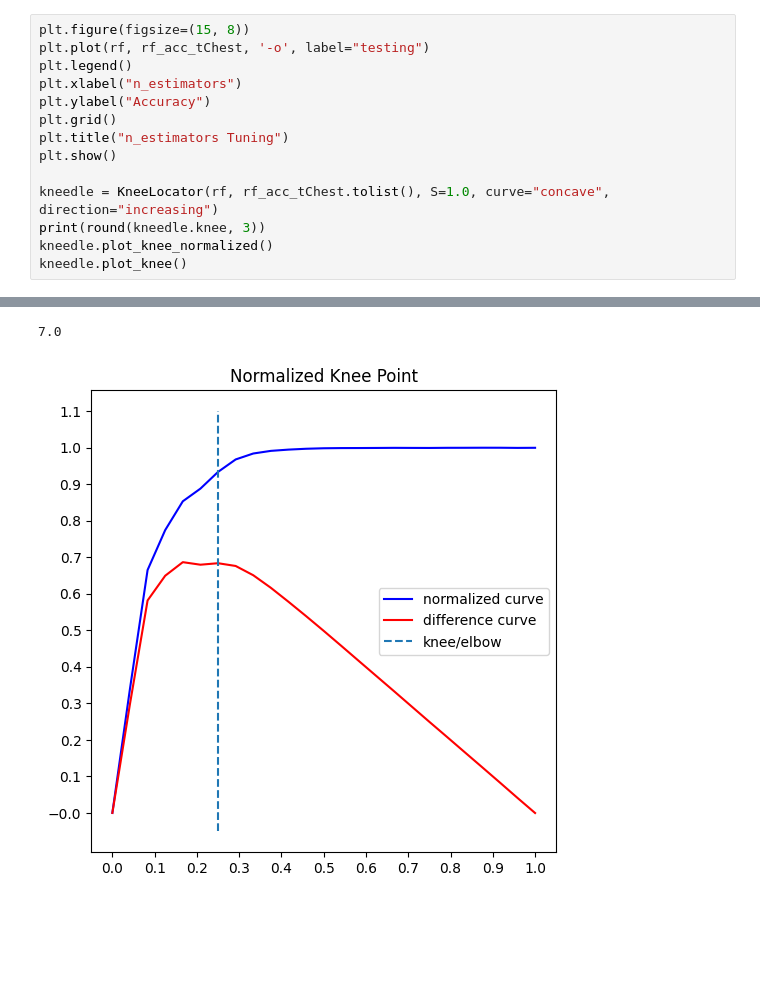
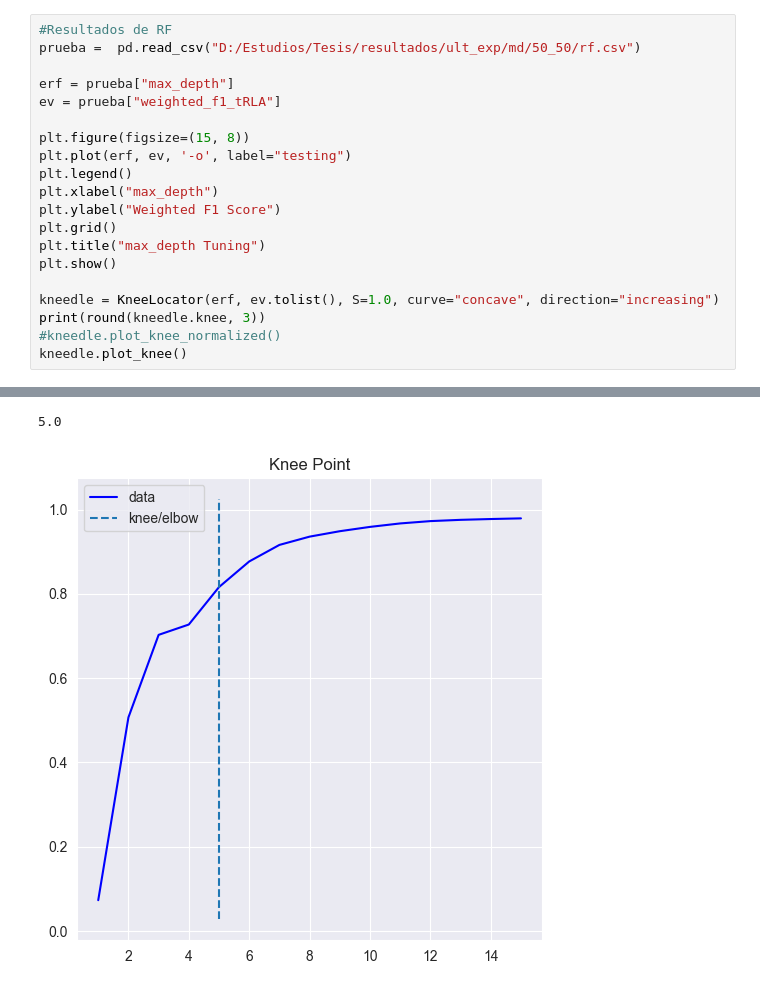
Before and after one commit to neilnathanhidalgo/Tesis, a Jupyter notebook: jupyter/RF.ipynb, the cells around one changed output, grey strips where cells are left out. Saved outputs shown, nothing was run; the diff lists cells and outputs as text; blank space fills up the shorter version.

```diff
--- a/jupyter/RF.ipynb
+++ b/jupyter/RF.ipynb
@@ -121,15 +108,21 @@ RF, max depth: 15
 # %%
+#Resultados de RF
+prueba =  pd.read_csv("D:/Estudios/Tesis/resultados/ult_exp/md/50_50/rf.csv")
+
+erf = prueba["max_depth"]
+ev = prueba["weighted_f1_tRLA"]
+
 plt.figure(figsize=(15, 8))
-plt.plot(rf, rf_acc_tChest, '-o', label="testing")
+plt.plot(erf, ev, '-o', label="testing")
 plt.legend()
-plt.xlabel("n_estimators")
-plt.ylabel("Accuracy")
+plt.xlabel("max_depth")
+plt.ylabel("Weighted F1 Score")
 plt.grid()
-plt.title("n_estimators Tuning")
+plt.title("max_depth Tuning")
 plt.show()
 
-kneedle = KneeLocator(rf, rf_acc_tChest.tolist(), S=1.0, curve="concave", direction="increasing")
+kneedle = KneeLocator(erf, ev.tolist(), S=1.0, curve="concave", direction="increasing")
 print(round(kneedle.knee, 3))
-kneedle.plot_knee_normalized()
+#kneedle.plot_knee_normalized()
 kneedle.plot_knee()
 # %% [output]
@@ -137,2 +130,2 @@ kneedle.plot_knee()
-7.0
+5.0
-[figure, old version]
+[figure, new version]
```
Also changed, not shown: parts of 9 cells of this notebook, 5 other files.
